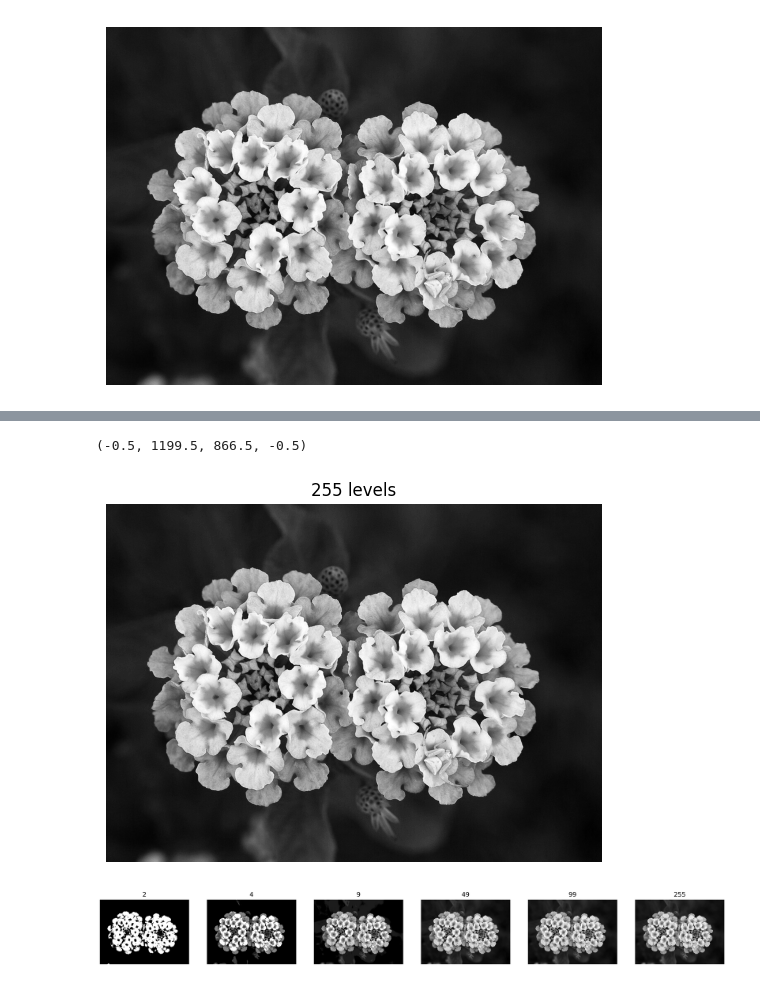
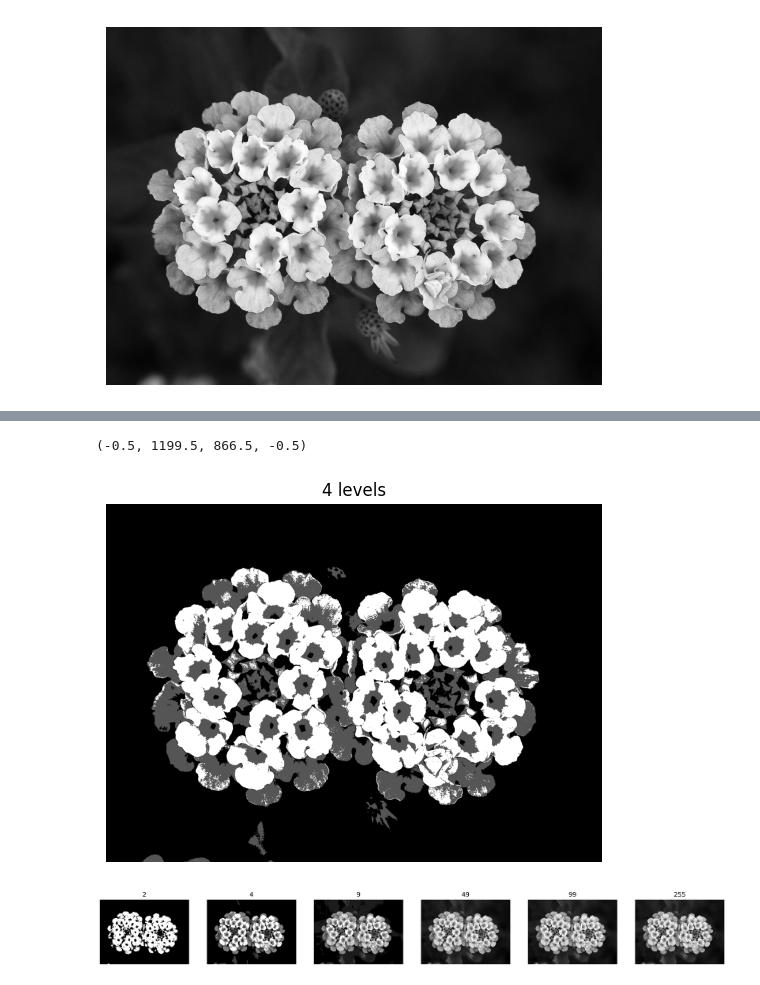
Before and after one commit to pedromazim/visao, a Jupyter notebook: visao.ipynb, the cells around one changed output, grey strips where cells are left out. Saved outputs shown, nothing was run; the diff lists cells and outputs as text; code cells hidden in the pictures.

```diff
--- a/visao.ipynb
+++ b/visao.ipynb
@@ -24,9 +24,19 @@ pt.axis('off')
 import matplotlib.colors as cm
 # %%
 @jit(nopython=True, looplift=True)
-def make_gray(img):
+def make_gray(img, weights):
+
+    '''
+    converts an colored RGB image to grayscale
+
+    img : image to be converted
+    weights : list or array containing the relative weights of red, blue and green for conversion
+
+    '''
     img_recol = np.zeros((img.shape[0],img.shape[1]))
+
     for i in range(img.shape[0]):
         for j in range(img.shape[1]):
-                img_recol[i,j] = (1/3)*img[i,j,0] + (1/3)*img[i,j,1] + (1/3)*img[i,j,2]
+                img_recol[i,j] = weights[0]*img[i,j,0] + weights[1]*img[i,j,1] + weights[2]*img[i,j,2]
+
     return img_recol
@@ -55,6 +57,15 @@ pt.axis('off')
 # %%
 @jit(nopython=False, looplift=True)
 def grayscale(img, num_col):
+
+    '''
+    changes the number of gray shades from a gray image
+
+    img : grayscale image
+    num_col : number of color bounds in colormap, the number of gray shades is (num_cols-1)
+
+    '''
+
     thd = np.linspace(0,255,num_col)
     img_recol = img.copy()
 
@@ -65,15 +76,16 @@ def grayscale(img, num_col):
                     img_recol[i,j] = thd[t-1]
                 elif img[i,j] >= thd[t] and img[i,j] < thd[t+1]:
                     img_recol[i,j] = thd[t+1]
+
     return img_recol
 # %%
-num_col = 255
-pt.imshow(grayscale(make_gray(img), num_col), cmap='gray', vmin=0, vmax=255)
+num_col = 4
+pt.imshow(grayscale(make_gray(img, [1/3,1/3,1/3]), num_col), cmap='gray', vmin=0, vmax=255)
 pt.title(f'{num_col} levels')
 pt.axis('off')
 # %% [output]
 (-0.5, 1199.5, 866.5, -0.5)
-[figure, old version]
+[figure, new version]
 # %%
 levels = [3, 5, 10, 50, 100, 256]
 
```
Also changed, not shown: parts of 4 cells of this notebook.
